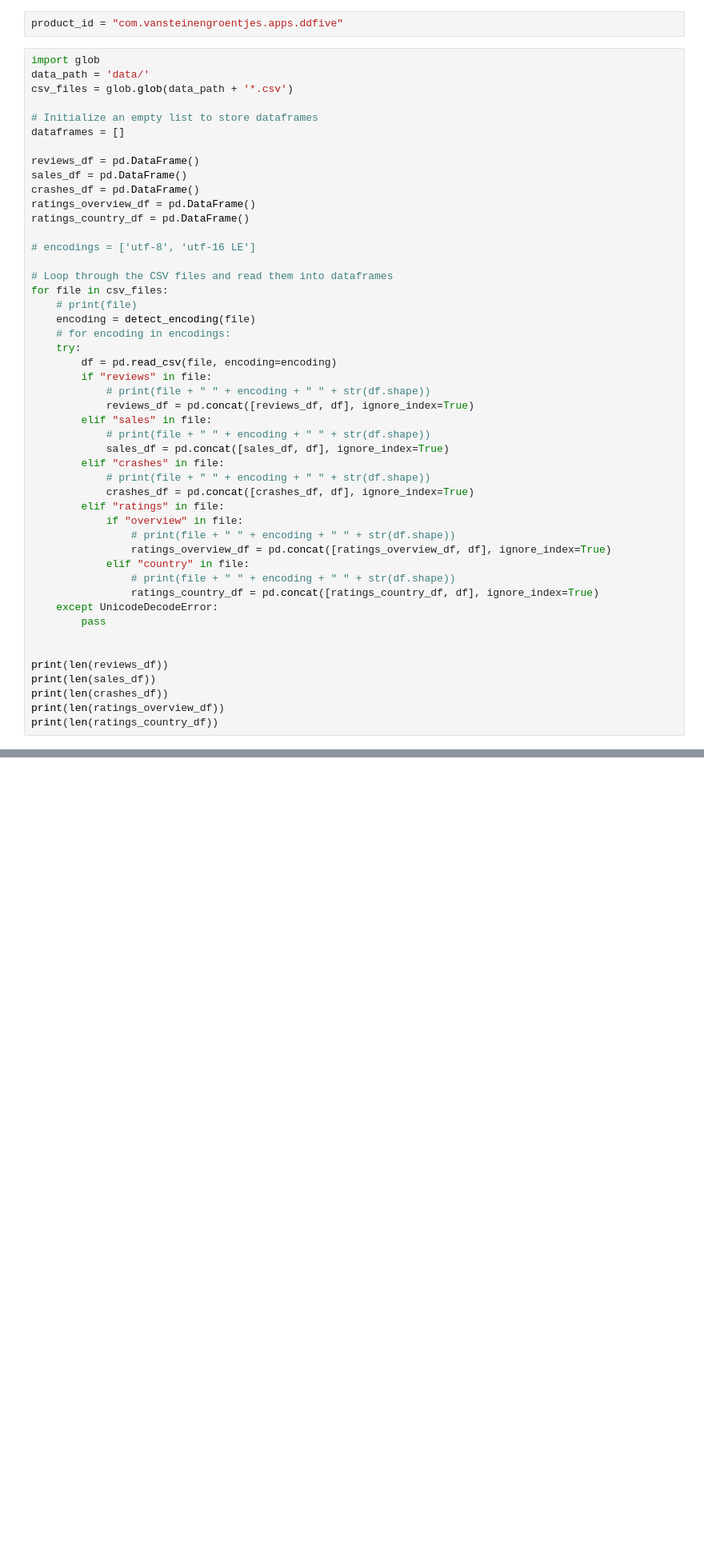
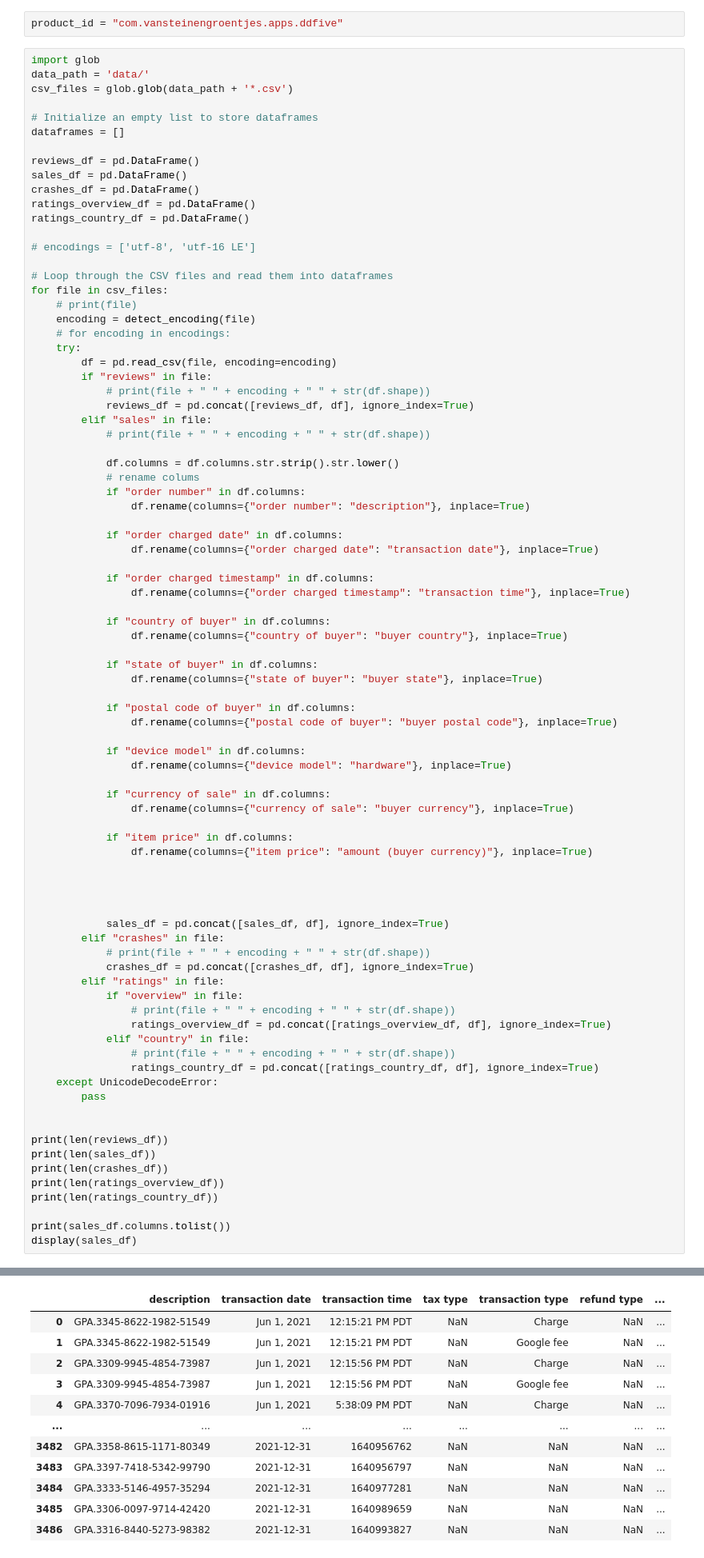
Before and after one commit to maantjemol/Assignment-1-data-science, a Jupyter notebook: main.ipynb, the cells around one changed output, grey strips where cells are left out. Shown: that part at 80% size. Saved outputs shown, nothing was run; the diff lists cells and outputs as text; blank space fills up the shorter version.

Commit message:
sales is clean clean clean

```diff
--- a/main.ipynb
+++ b/main.ipynb
@@ -44,6 +45,39 @@ for file in csv_files:
             reviews_df = pd.concat([reviews_df, df], ignore_index=True)
         elif "sales" in file:
             # print(file + " " + encoding + " " + str(df.shape))
+
+            df.columns = df.columns.str.strip().str.lower()
+            # rename colums
+            if "order number" in df.columns:
+                df.rename(columns={"order number": "description"}, inplace=True)
+
+            if "order charged date" in df.columns:
+                df.rename(columns={"order charged date": "transaction date"}, inplace=True)
+
+            if "order charged timestamp" in df.columns:
+                df.rename(columns={"order charged timestamp": "transaction time"}, inplace=True)
+
+            if "country of buyer" in df.columns:
+                df.rename(columns={"country of buyer": "buyer country"}, inplace=True)
+
+            if "state of buyer" in df.columns:
+                df.rename(columns={"state of buyer": "buyer state"}, inplace=True)
+
+            if "postal code of buyer" in df.columns:
+                df.rename(columns={"postal code of buyer": "buyer postal code"}, inplace=True)
+
+            if "device model" in df.columns:
+                df.rename(columns={"device model": "hardware"}, inplace=True)
+
+            if "currency of sale" in df.columns:
+                df.rename(columns={"currency of sale": "buyer currency"}, inplace=True)
+
+            if "item price" in df.columns:
+                df.rename(columns={"item price": "amount (buyer currency)"}, inplace=True)
+
+
+
+
             sales_df = pd.concat([sales_df, df], ignore_index=True)
         elif "crashes" in file:
             # print(file + " " + encoding + " " + str(df.shape))
@@ -64,6 +98,9 @@ print(len(sales_df))
 print(len(crashes_df))
 print(len(ratings_overview_df))
 print(len(ratings_country_df))
+
+print(sales_df.columns.tolist())
+display(sales_df)
 # %% [output]
 78
 3487
@@ -72,0 +111,12 @@ print(len(ratings_country_df))
+|  | description | transaction date | transaction time | tax type | transaction type | refund type | ... |
+| 0 | GPA.3345-8622-1982-51549 | Jun 1, 2021 | 12:15:21 PM PDT | NaN | Charge | NaN | ... |
+| 1 | GPA.3345-8622-1982-51549 | Jun 1, 2021 | 12:15:21 PM PDT | NaN | Google fee | NaN | ... |
+| 2 | GPA.3309-9945-4854-73987 | Jun 1, 2021 | 12:15:56 PM PDT | NaN | Charge | NaN | ... |
+| 3 | GPA.3309-9945-4854-73987 | Jun 1, 2021 | 12:15:56 PM PDT | NaN | Google fee | NaN | ... |
+| 4 | GPA.3370-7096-7934-01916 | Jun 1, 2021 | 5:38:09 PM PDT | NaN | Charge | NaN | ... |
+| ... | ... | ... | ... | ... | ... | ... | ... |
+| 3482 | GPA.3358-8615-1171-80349 | 2021-12-31 | 1640956762 | NaN | NaN | NaN | ... |
+| 3483 | GPA.3397-7418-5342-99790 | 2021-12-31 | 1640956797 | NaN | NaN | NaN | ... |
+| 3484 | GPA.3333-5146-4957-35294 | 2021-12-31 | 1640977281 | NaN | NaN | NaN | ... |
+| 3485 | GPA.3306-0097-9714-42420 | 2021-12-31 | 1640989659 | NaN | NaN | NaN | ... |
+| 3486 | GPA.3316-8440-5273-98382 | 2021-12-31 | 1640993827 | NaN | NaN | NaN | ... |
```
Also changed, not shown: parts of 11 cells of this notebook, 2 other files.
